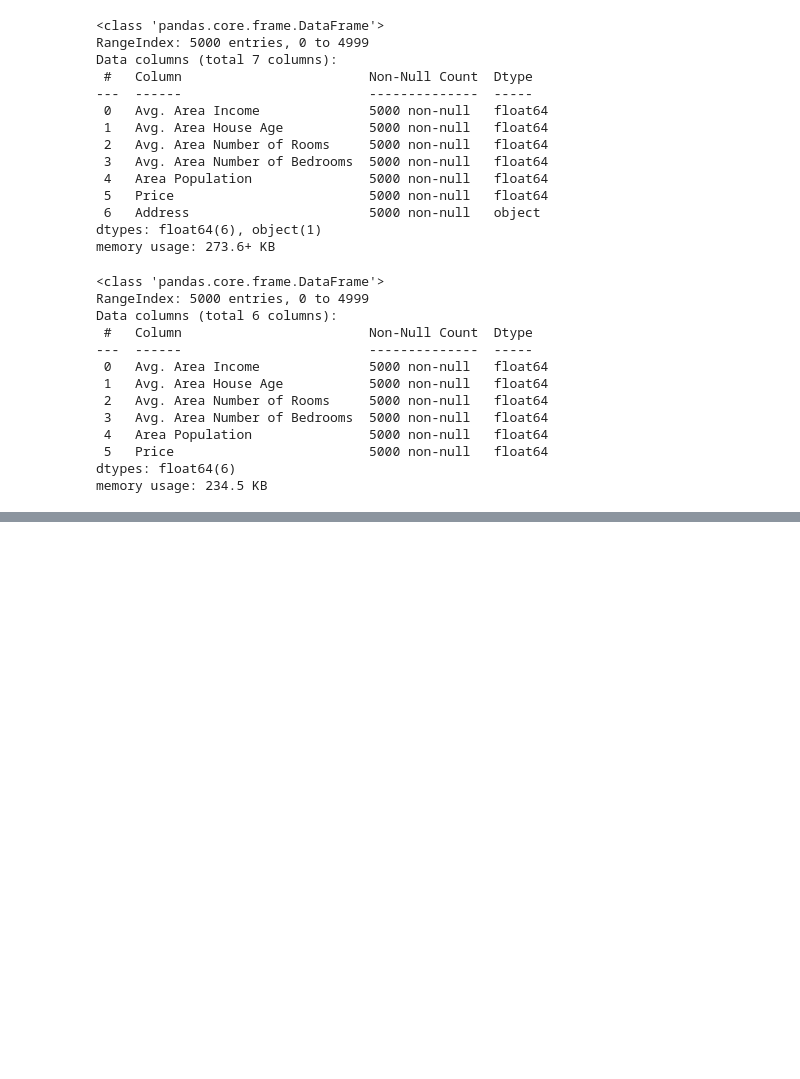
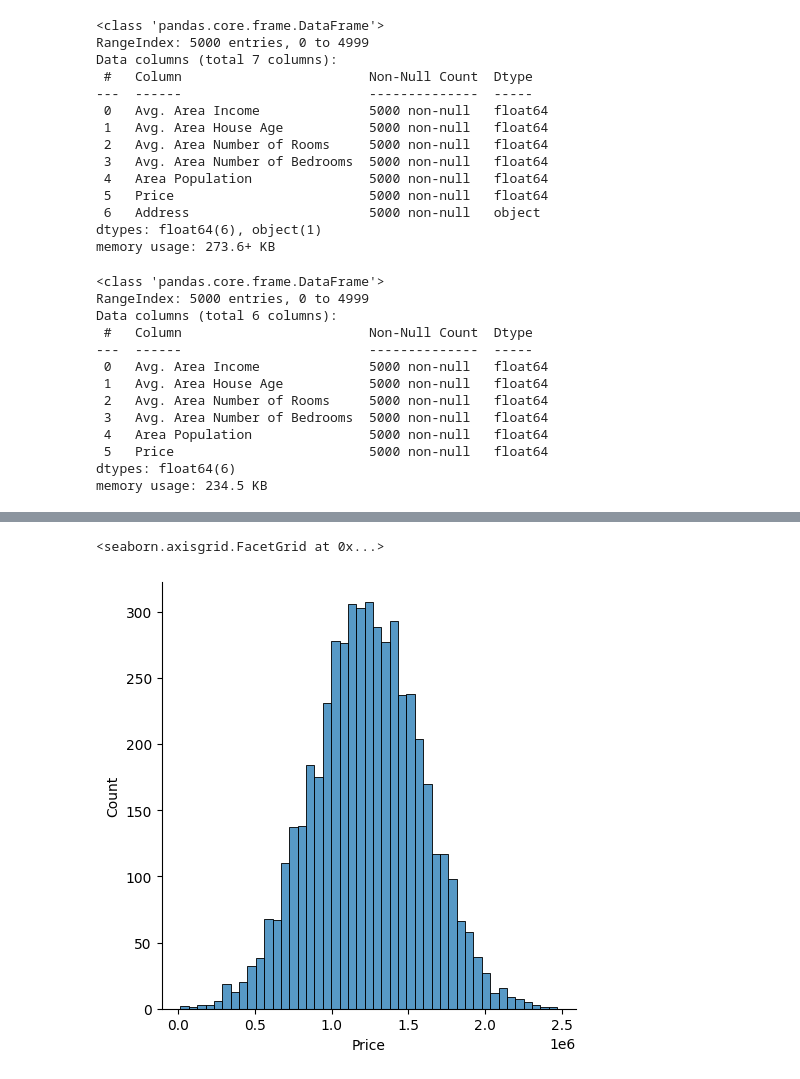
Before and after one commit to sparshpatial/House_Price_Prediction, a Jupyter notebook: house_price_prediction.ipynb, the cells around one changed output, grey strips where cells are left out. Drawn from its saved outputs; the diff is of its cells as text; code cells hidden in the pictures; blank space fills up the shorter version.

```diff
--- a/house_price_prediction.ipynb
+++ b/house_price_prediction.ipynb
@@ -53,0 +61,5 @@ memory usage: 234.5 KB
+# %%
+sns.displot(data['Price'])
+# %% [output]
+<seaborn.axisgrid.FacetGrid at 0x...>
+[figure, added]
```
Also changed, not shown: parts of 7 cells of this notebook.
